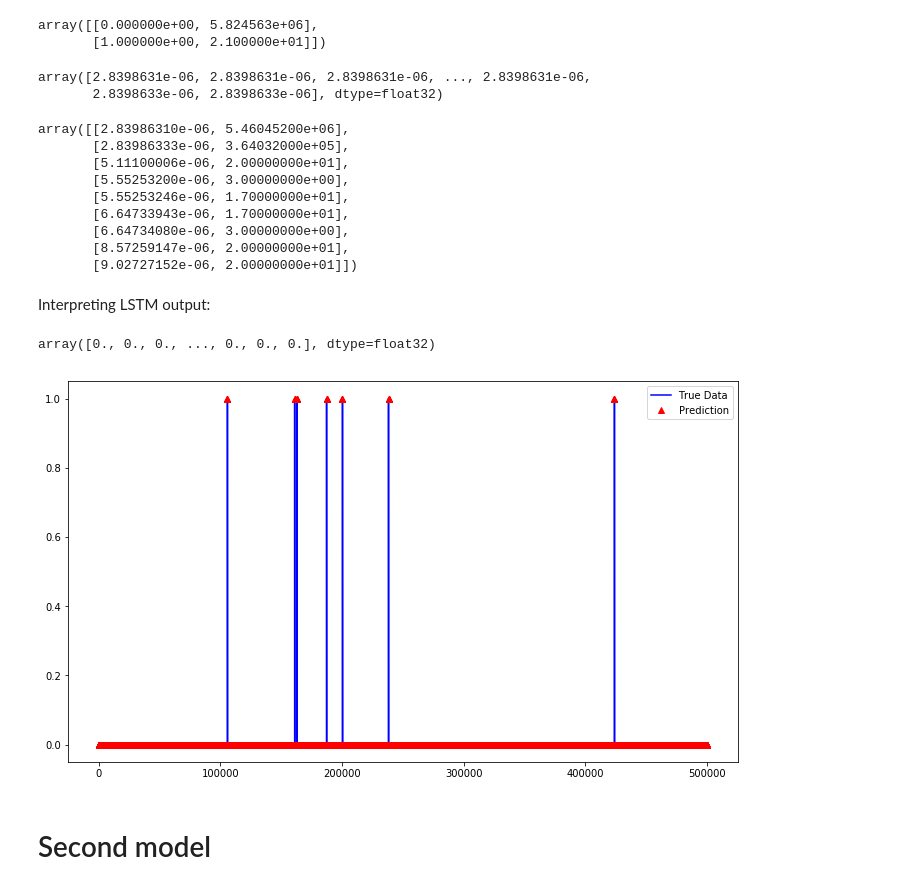
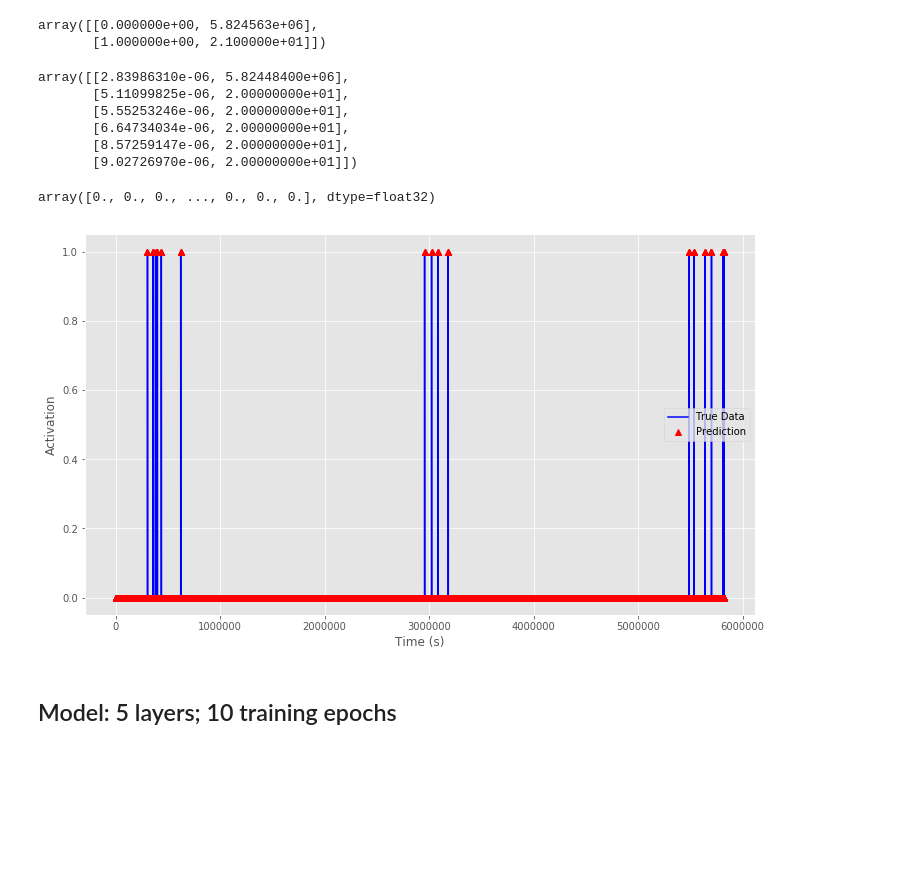
Before and after one commit to akapet00/lora-time-series, a Jupyter notebook: notebooks/01-evaluation.ipynb, the cells around one changed output. Saved outputs shown, nothing was run; the diff lists cells and outputs as text; code cells hidden in the pictures; blank space fills up the shorter version.

Commit message:
new model added

```diff
--- a/notebooks/01-evaluation.ipynb
+++ b/notebooks/01-evaluation.ipynb
@@ -2,0 +1,9 @@
+# %%
+# imports
+
+import pandas as pd
+import numpy as np
+import os
+import math
+import matplotlib.pyplot as plt
+plt.style.use('ggplot')
@@ -2,0 +39,11 @@
+# %%
+# globals
+
+PROJ_ROOT = os.path.abspath(os.path.join(os.pardir))
+EXTERNALS_PATH = 'data/externals'
+# %%
+# train-test split
+
+X = np.load(os.path.join(PROJ_ROOT, EXTERNALS_PATH, 'X.npy'))
+y = np.load(os.path.join(PROJ_ROOT, EXTERNALS_PATH, 'y.npy'))
+X_train, y_train, X_test, y_test = split(X, y, ratio=0.8)
@@ -81,40 +82,32 @@ np.asarray((unique, counts)).T
 # %% [output]
 array([[0.000000e+00, 5.824563e+06],
        [1.000000e+00, 2.100000e+01]])
-# %%
-y_test_pred = np.reshape(y_test_pred, (y_test_pred.size,))
-y_test_pred
-# %% [output]
-array([2.8398631e-06, 2.8398631e-06, 2.8398631e-06, ..., 2.8398631e-06,
-       2.8398633e-06, 2.8398633e-06], dtype=float32)
 # %%
+# how many unique model's output values
+y_test_pred = np.reshape(y_test_pred, (y_test_pred.size,))
 unique, counts = np.unique(y_test_pred, return_counts=True)
-
 np.asarray((unique, counts)).T
 # %% [output]
-array([[2.83986310e-06, 5.46045200e+06],
-       [2.83986333e-06, 3.64032000e+05],
-       [5.11100006e-06, 2.00000000e+01],
-       [5.55253200e-06, 3.00000000e+00],
-       [5.55253246e-06, 1.70000000e+01],
-       [6.64733943e-06, 1.70000000e+01],
-       [6.64734080e-06, 3.00000000e+00],
+array([[2.83986310e-06, 5.82448400e+06],
+       [5.11099825e-06, 2.00000000e+01],
+       [5.55253246e-06, 2.00000000e+01],
+       [6.64734034e-06, 2.00000000e+01],
        [8.57259147e-06, 2.00000000e+01],
-       [9.02727152e-06, 2.00000000e+01]])
+       [9.02726970e-06, 2.00000000e+01]])
-# %% [markdown]
-Interpreting LSTM output:
 # %%
+# interpreting LSTM output values
+
 y_test_pred[y_test_pred==2.83986310e-06]=0
-y_test_pred[y_test_pred==2.83986333e-06]=0
 y_test_pred[y_test_pred!=0]=1
 y_test_pred
 # %% [output]
 array([0., 0., 0., ..., 0., 0., 0.], dtype=float32)
 # %%
-plot_results(y_test_pred[200000:700000, ], y_test[200000:700000, ])
+plot_results(predicted_data=y_test_pred,
+             true_data=y_test)
 # %% [output]
-[figure, old version]
+[figure, new version]
-# %% [markdown]
-# Second model
+# %% [markdown]
+## Model: 5 layers; 10 training epochs
 # %%
 from keras.models import load_model
```
Also changed, not shown: parts of 23 cells of this notebook, 2 other files.
